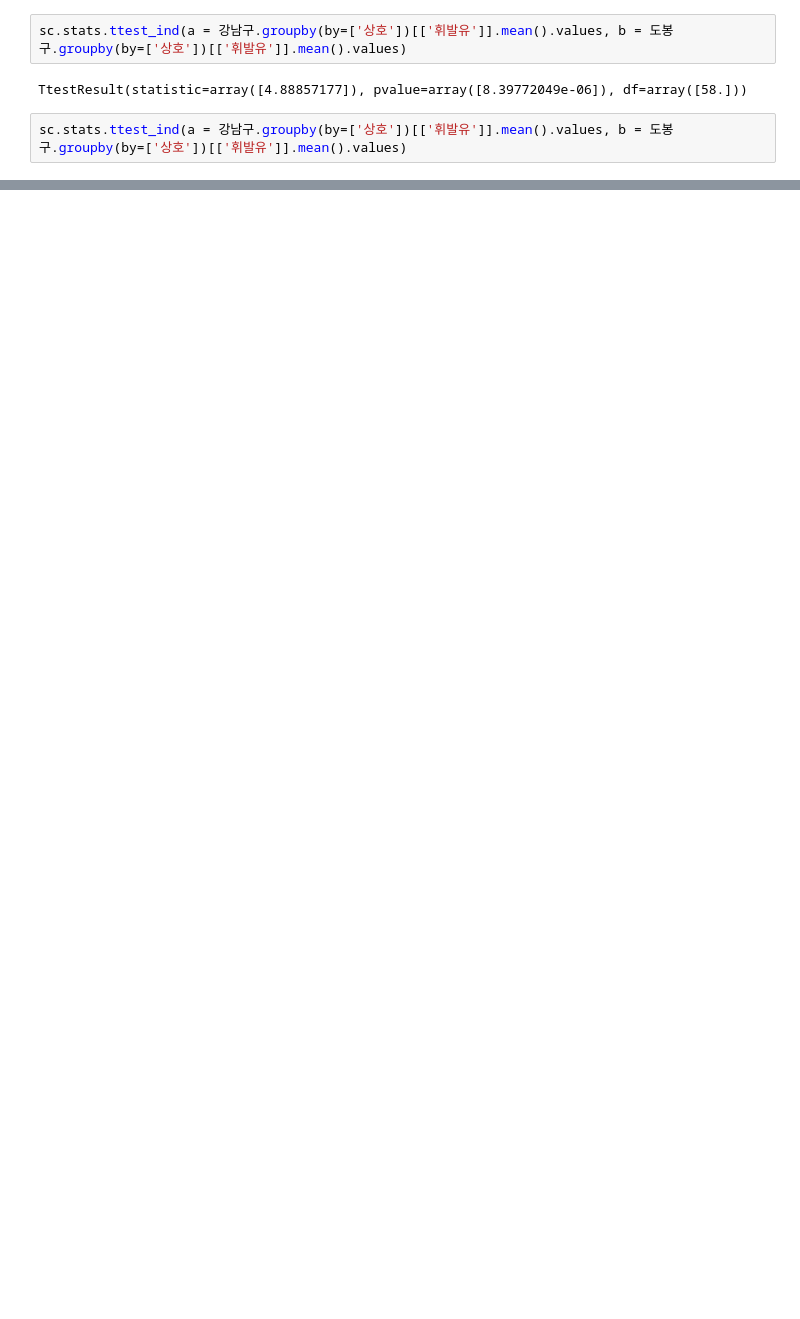
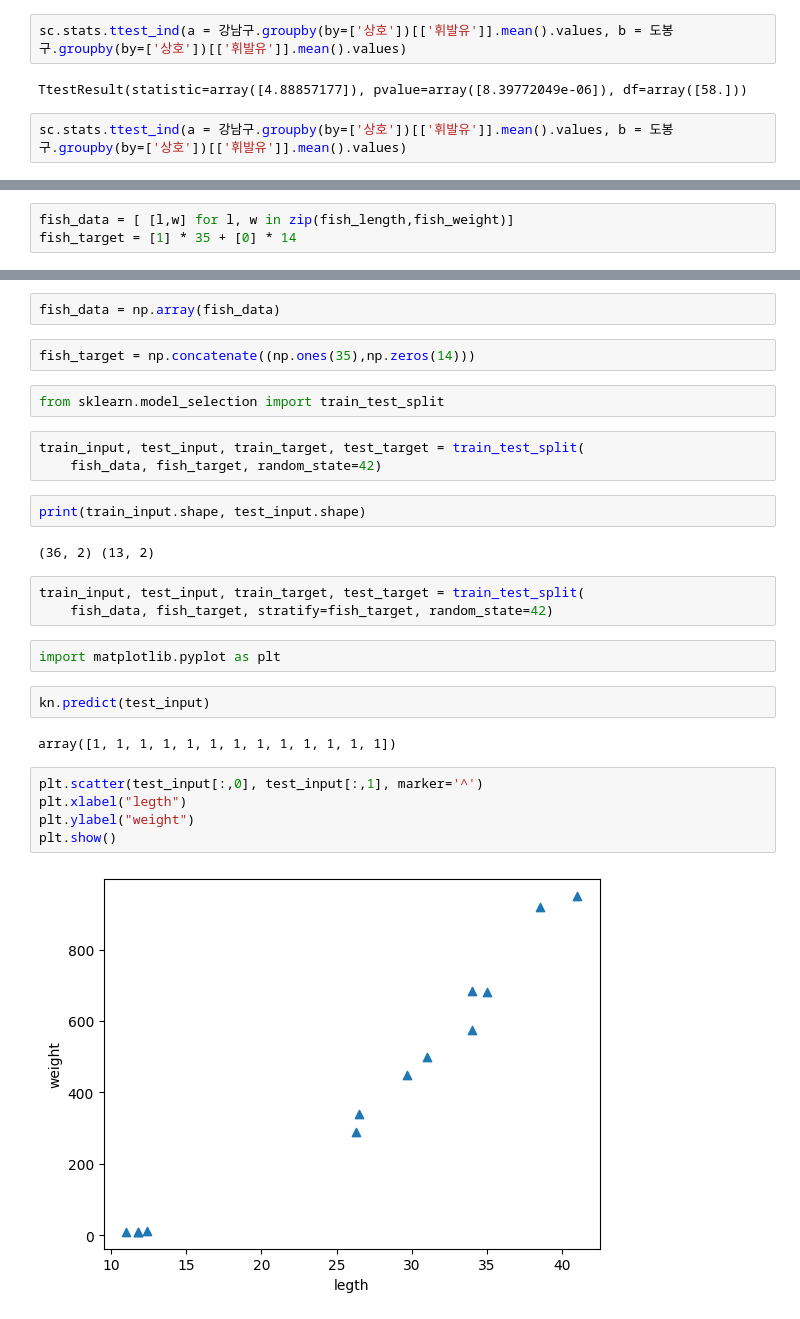
Before and after one commit to Abel3005/DataEngine, a Jupyter notebook: Diary/Daily/Week 4/20240423.ipynb, the cells around one changed output, grey strips where cells are left out. Saved outputs shown, nothing was run; the diff lists cells and outputs as text; blank space fills up the shorter version.

```diff
--- a/Diary/Daily/Week 4/20240423.ipynb
+++ b/Diary/Daily/Week 4/20240423.ipynb
@@ -138,0 +181,3 @@ engine = sqlalchemy.create_engine(f"mysql://{user}:{password}@{host}:{port}/{dat
+# %%
+fish_data = [ [l,w] for l, w in zip(fish_length,fish_weight)]
+fish_target = [1] * 35 + [0] * 14
@@ -138,0 +223,29 @@ engine = sqlalchemy.create_engine(f"mysql://{user}:{password}@{host}:{port}/{dat
+# %%
+fish_data = np.array(fish_data)
+# %%
+fish_target = np.concatenate((np.ones(35),np.zeros(14)))
+# %%
+from sklearn.model_selection import train_test_split
+# %%
+train_input, test_input, train_target, test_target = train_test_split(
+    fish_data, fish_target, random_state=42)
+# %%
+print(train_input.shape, test_input.shape)
+# %% [output]
+(36, 2) (13, 2)
+# %%
+train_input, test_input, train_target, test_target = train_test_split(
+    fish_data, fish_target, stratify=fish_target, random_state=42)
+# %%
+import matplotlib.pyplot as plt
+# %%
+kn.predict(test_input)
+# %% [output]
+array([1, 1, 1, 1, 1, 1, 1, 1, 1, 1, 1, 1, 1])
+# %%
+plt.scatter(test_input[:,0], test_input[:,1], marker='^')
+plt.xlabel("legth")
+plt.ylabel("weight")
+plt.show()
+# %% [output]
+[figure, added]
```
Also changed, not shown: parts of 15 cells of this notebook, 2 other files.
